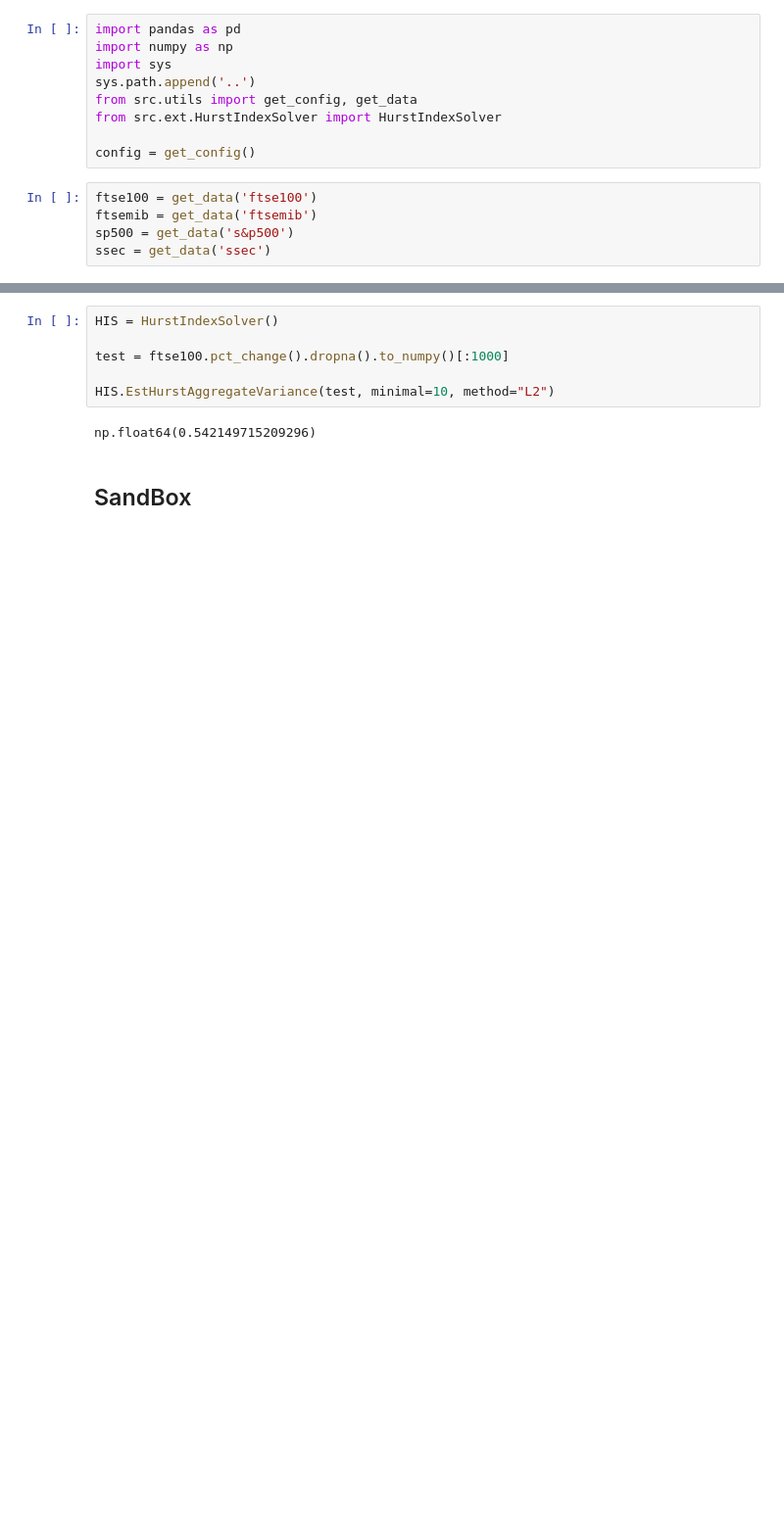
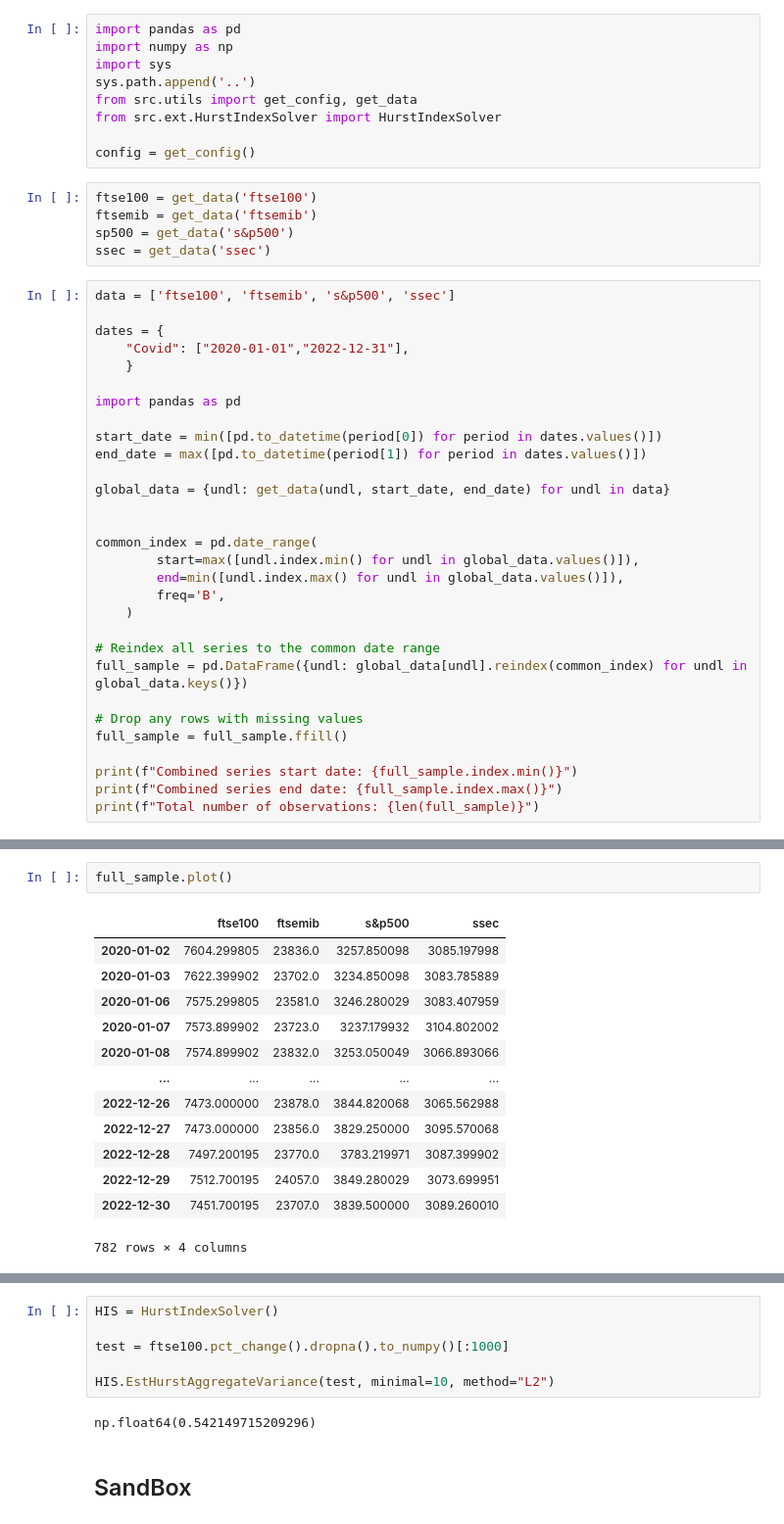
Before and after one commit to Caymaar/measuring-market-inefficiency-conditional-correlation, a Jupyter notebook: notebooks/dev.ipynb, the cells around one changed output, grey strips where cells are left out. Shown at 98% size. Saved outputs shown, nothing was run; the diff lists cells and outputs as text; blank space fills up the shorter version.

```diff
--- a/notebooks/dev.ipynb
+++ b/notebooks/dev.ipynb
@@ -12,3 +12,33 @@ ftse100 = get_data('ftse100')
 ftsemib = get_data('ftsemib')
 sp500 = get_data('s&p500')
 ssec = get_data('ssec')
+# %%
+data = ['ftse100', 'ftsemib', 's&p500', 'ssec']
+
+dates = {
+    "Covid": ["2020-01-01","2022-12-31"],
+    }
+
+import pandas as pd
+
+start_date = min([pd.to_datetime(period[0]) for period in dates.values()])
+end_date = max([pd.to_datetime(period[1]) for period in dates.values()])
+
+global_data = {undl: get_data(undl, start_date, end_date) for undl in data}
+
+
+common_index = pd.date_range(
+        start=max([undl.index.min() for undl in global_data.values()]),
+        end=min([undl.index.max() for undl in global_data.values()]),
+        freq='B',
+    )
+
+# Reindex all series to the common date range
+full_sample = pd.DataFrame({undl: global_data[undl].reindex(common_index) for undl in global_data.keys()})
+
+# Drop any rows with missing values
+full_sample = full_sample.ffill()
+
+print(f"Combined series start date: {full_sample.index.min()}")
+print(f"Combined series end date: {full_sample.index.max()}")
+print(f"Total number of observations: {len(full_sample)}")
@@ -14,0 +49,16 @@ ssec = get_data('ssec')
+# %%
+full_sample.plot()
+# %% [output]
+|  | ftse100 | ftsemib | s&p500 | ssec |
+| 2020-01-02 | 7604.299805 | 23836.0 | 3257.850098 | 3085.197998 |
+| 2020-01-03 | 7622.399902 | 23702.0 | 3234.850098 | 3083.785889 |
+| 2020-01-06 | 7575.299805 | 23581.0 | 3246.280029 | 3083.407959 |
+| 2020-01-07 | 7573.899902 | 23723.0 | 3237.179932 | 3104.802002 |
+| 2020-01-08 | 7574.899902 | 23832.0 | 3253.050049 | 3066.893066 |
+| ... | ... | ... | ... | ... |
+| 2022-12-26 | 7473.000000 | 23878.0 | 3844.820068 | 3065.562988 |
+| 2022-12-27 | 7473.000000 | 23856.0 | 3829.250000 | 3095.570068 |
+| 2022-12-28 | 7497.200195 | 23770.0 | 3783.219971 | 3087.399902 |
+| 2022-12-29 | 7512.700195 | 24057.0 | 3849.280029 | 3073.699951 |
+| 2022-12-30 | 7451.700195 | 23707.0 | 3839.500000 | 3089.260010 |
+782 rows × 4 columns
```
Also changed, not shown: parts of 2 cells of this notebook, 4 other files.
